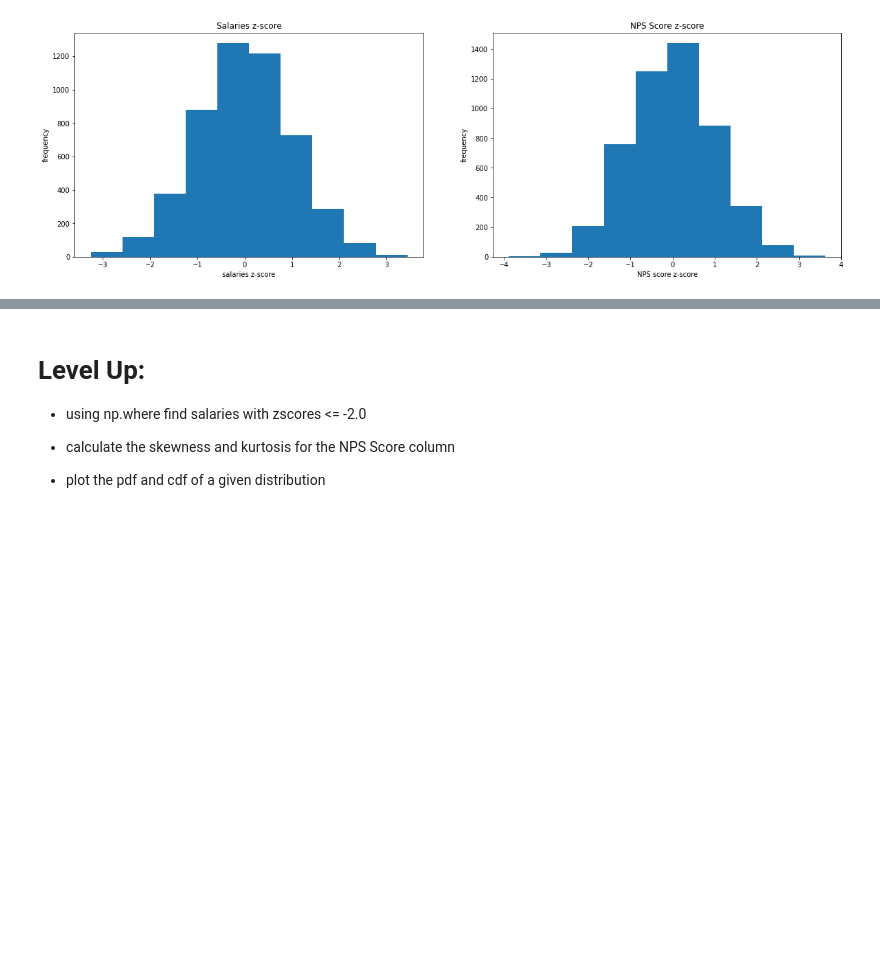
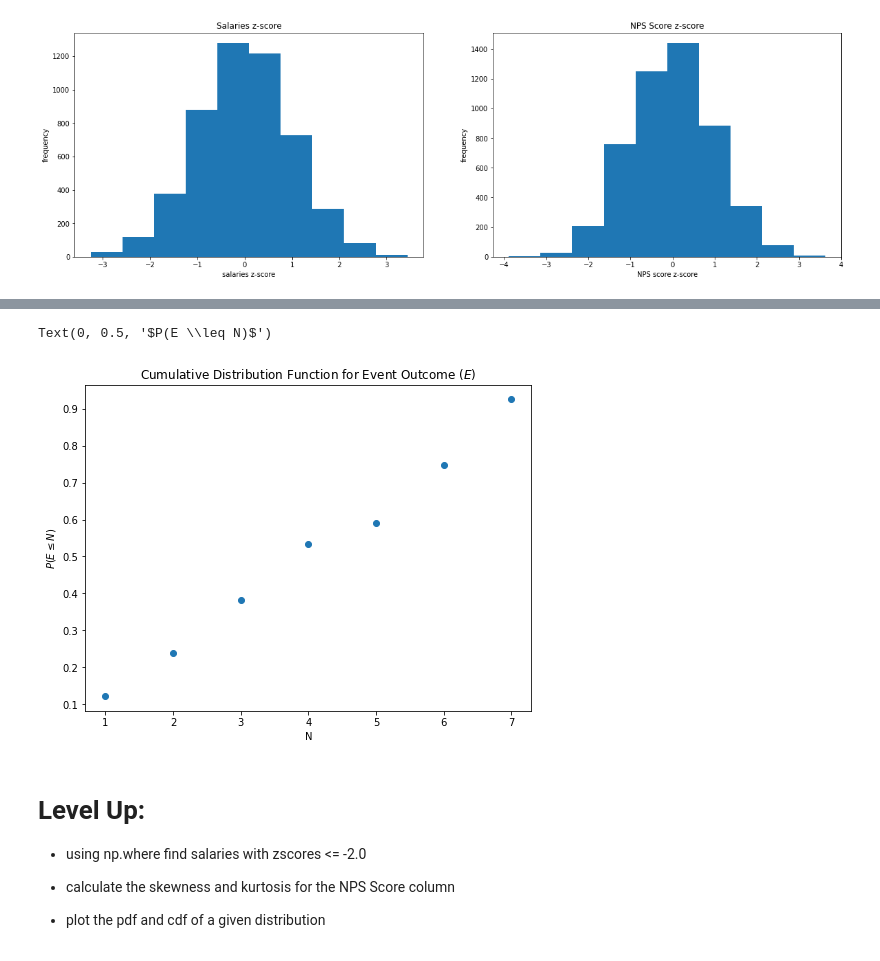
Before and after one commit to sethchart/topic11-topic13-assessment, a Jupyter notebook: assessment.ipynb, the cells around one changed output, grey strips where cells are left out. Saved outputs shown, nothing was run; the diff lists cells and outputs as text; code cells hidden in the pictures; blank space fills up the shorter version.

```diff
--- a/assessment.ipynb
+++ b/assessment.ipynb
@@ -139,6 +153,20 @@ plot the CDF of Event Outcomes as a scatter plot using the information above
 See image below for reference
 
 <img src="solutions/images/part5_cmf.png"/>
+# %%
+cdf = dict()
+for j in range(len(pmf)):
+    for k in range(j):
+        cdf[j] = cdf.get(j,0) + pdf[j]
+# %%
+fig = plt.figure(figsize=(8,6))
+plt.scatter(cdf.keys(), cdf.values())
+plt.title('Cumulative Distribution Function for Event Outcome ($E$)')
+plt.xlabel(r'N')
+plt.ylabel(r'$P(E \leq N)$')
+# %% [output]
+Text(0, 0.5, '$P(E \\leq N)$')
+[figure, added]
 # %% [markdown]
 # Level Up:
 * using np.where find salaries with zscores <= -2.0
```
Also changed, not shown: parts of 2 cells of this notebook.
